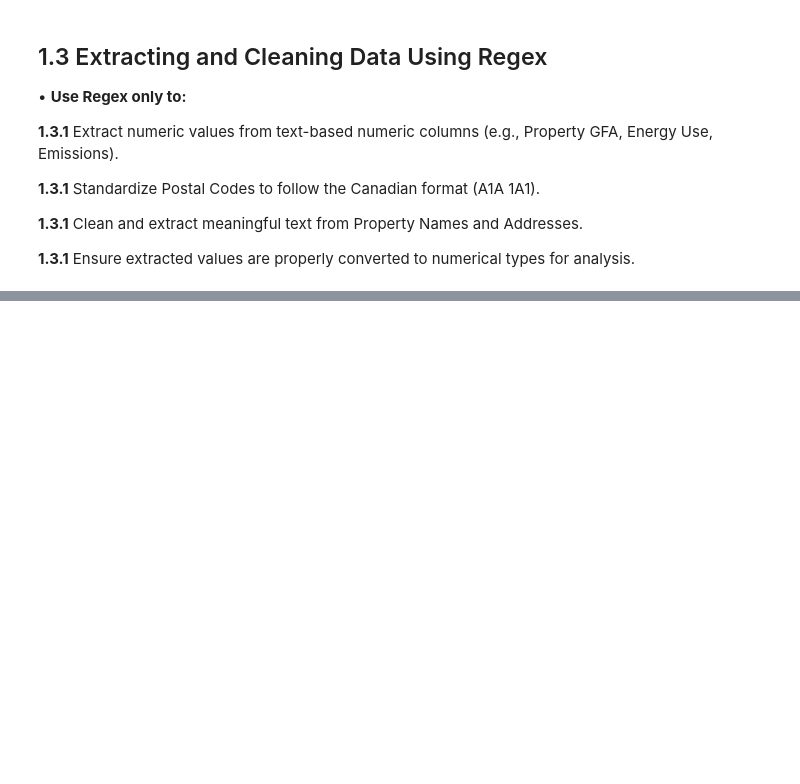
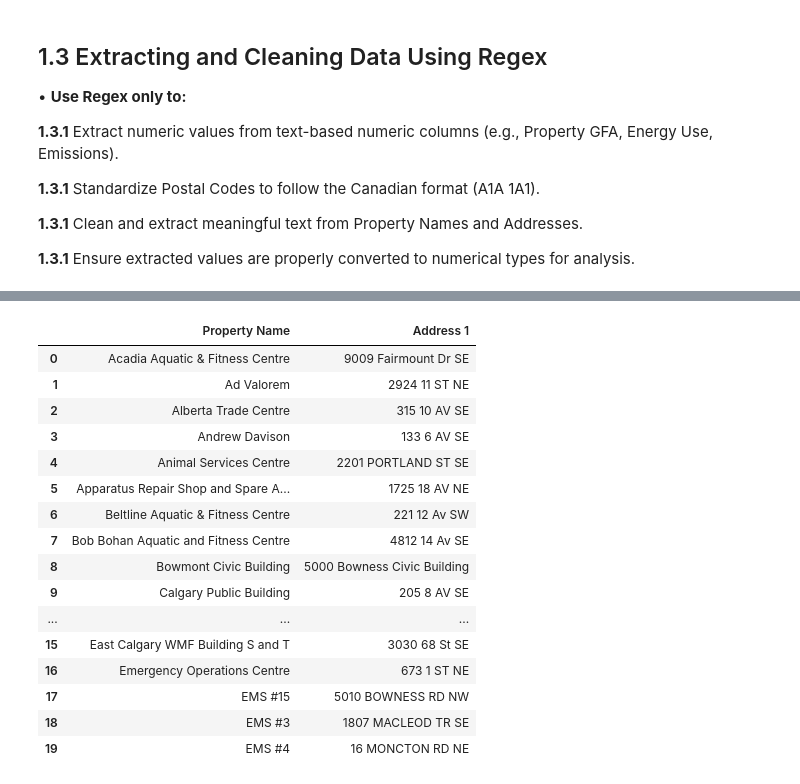
Before and after one commit to msthalegu/Analysis-of-Energy-Consumption-Trends-in-Calgary-, a Jupyter notebook: AssignmentFour.ipynb, the cells around one changed output, grey strips where cells are left out. Drawn from its saved outputs; the diff is of its cells as text; code cells hidden in the pictures; blank space fills up the shorter version.

```diff
--- a/AssignmentFour.ipynb
+++ b/AssignmentFour.ipynb
@@ -143,0 +226,20 @@ __1.3.1__ Ensure extracted values are properly converted to numerical types for
+# %%
+dfc[['Property Name', 'Address 1']].head(20)
+# %% [output]
+|  | Property Name | Address 1 |
+| 0 | Acadia Aquatic & Fitness Centre | 9009 Fairmount Dr SE |
+| 1 | Ad Valorem | 2924 11 ST NE |
+| 2 | Alberta Trade Centre | 315 10 AV SE |
+| 3 | Andrew Davison | 133 6 AV SE |
+| 4 | Animal Services Centre | 2201 PORTLAND ST SE |
+| 5 | Apparatus Repair Shop and Spare A... | 1725 18 AV NE |
+| 6 | Beltline Aquatic & Fitness Centre | 221 12 Av SW |
+| 7 | Bob Bohan Aquatic and Fitness Centre | 4812 14 Av SE |
+| 8 | Bowmont Civic Building | 5000 Bowness Civic Building |
+| 9 | Calgary Public Building | 205 8 AV SE |
+| ... | ... | ... |
+| 15 | East Calgary WMF Building S and T | 3030 68 St SE |
+| 16 | Emergency Operations Centre | 673 1 ST NE |
+| 17 | EMS #15 | 5010 BOWNESS RD NW |
+| 18 | EMS #3 | 1807 MACLEOD TR SE |
+| 19 | EMS #4 | 16 MONCTON RD NE |
```
Also changed, not shown: parts of 3 cells of this notebook.
